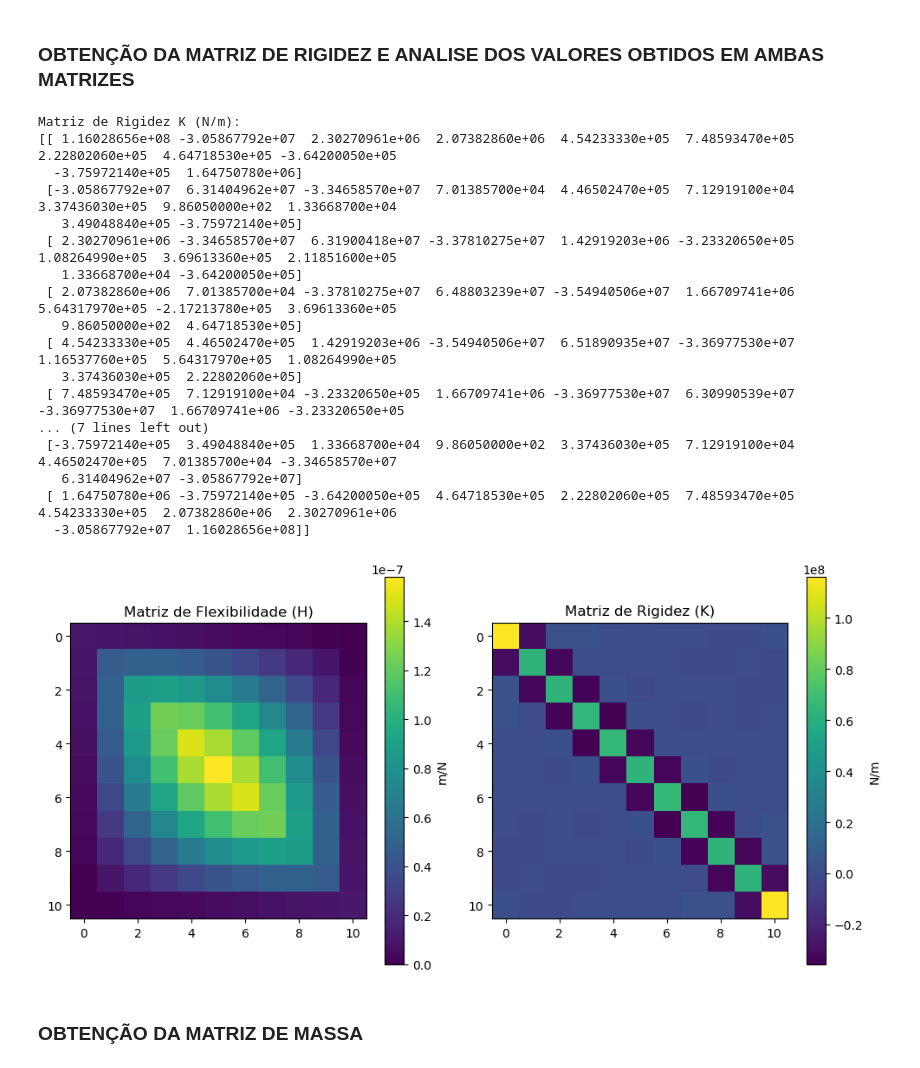
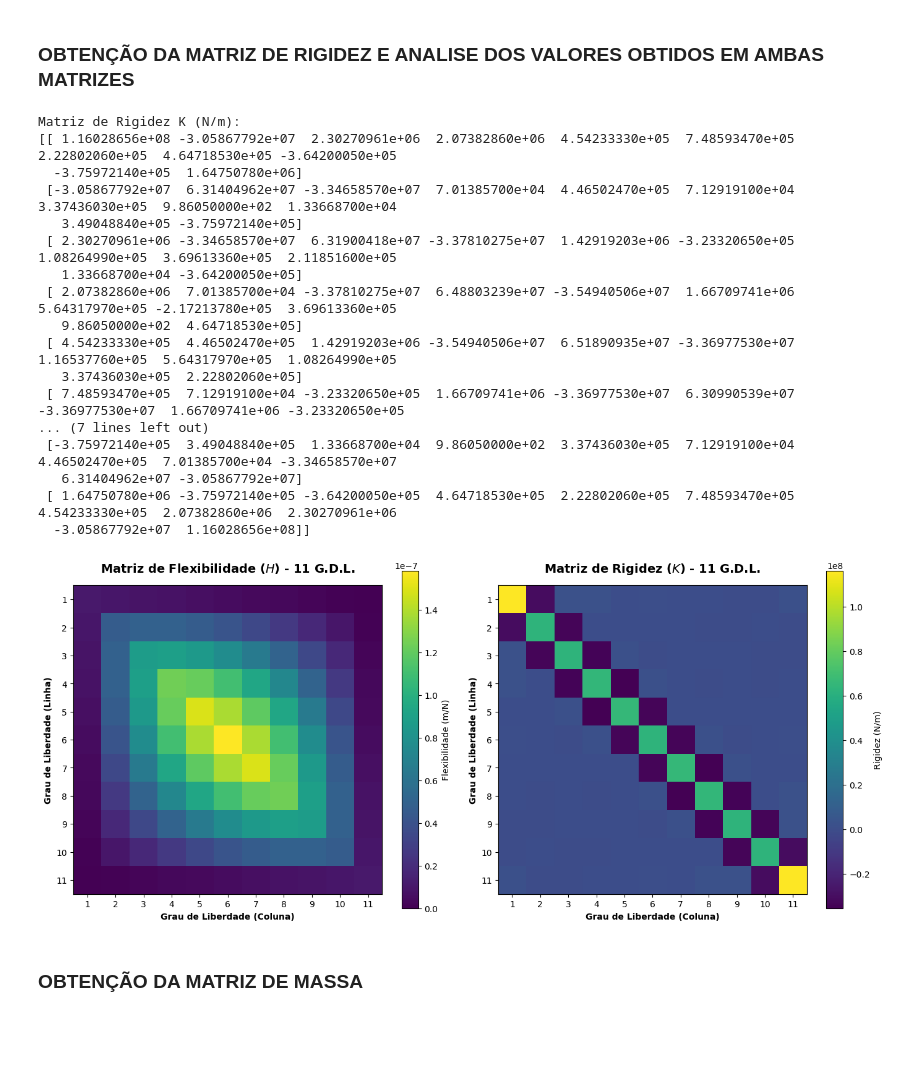
Before and after one commit to richardgossler/PEC00025, a Jupyter notebook: TRABALHO_05-RICHARD.ipynb, the cells around one changed output. Drawn from its saved outputs; the diff is of its cells as text; code cells hidden in the pictures; blank space fills up the shorter version.

```diff
--- a/TRABALHO_05-RICHARD.ipynb
+++ b/TRABALHO_05-RICHARD.ipynb
@@ -78,41 +78,53 @@ print(np.round(K, 2))
 
 # 4. Visualização (Heatmaps)
 # Comparação visual entre a matriz de flexibilidade e a matriz de rigidez.
-plt.figure(1, figsize=(10, 5))
+plt.figure(1, figsize=(14, 6))
 
 # Plot da Flexibilidade
 plt.subplot(1, 2, 1)
-plt.imshow(H)
-plt.title('Matriz de Flexibilidade (H)')
-plt.colorbar(label='m/N')
+plt.imshow(H, cmap='viridis')
+plt.title('Matriz de Flexibilidade ($H$) - 11 G.D.L.', fontsize=14, fontweight='bold', pad=15)
+plt.colorbar(label='Flexibilidade (m/N)')
+
+# Ajuste de eixos (1 a 11)
+plt.xticks(np.arange(11), np.arange(1, 12))
+plt.yticks(np.arange(11), np.arange(1, 12))
+plt.xlabel('Grau de Liberdade (Coluna)', fontsize=10, fontweight='bold')
+plt.ylabel('Grau de Liberdade (Linha)', fontsize=10, fontweight='bold')
 
 # Plot da Rigidez
 plt.subplot(1, 2, 2)
-plt.imshow(K)
-plt.title('Matriz de Rigidez (K)')
-plt.colorbar(label='N/m')
+plt.imshow(K, cmap='viridis')
+plt.title('Matriz de Rigidez ($K$) - 11 G.D.L.', fontsize=14, fontweight='bold', pad=15)
+plt.colorbar(label='Rigidez (N/m)')
+
+# Ajuste de eixos (1 a 11)
+plt.xticks(np.arange(11), np.arange(1, 12))
+plt.yticks(np.arange(11), np.arange(1, 12))
+plt.xlabel('Grau de Liberdade (Coluna)', fontsize=10, fontweight='bold')
+plt.ylabel('Grau de Liberdade (Linha)', fontsize=10, fontweight='bold')
 
 plt.tight_layout()
 plt.show()
 # %% [output]
 Matriz de Rigidez K (N/m):
 [[ 1.16028656e+08 -3.05867792e+07  2.30270961e+06  2.07382860e+06  4.54233330e+05  7.48593470e+05  2.22802060e+05  4.64718530e+05 -3.64200050e+05
   -3.75972140e+05  1.64750780e+06]
  [-3.05867792e+07  6.31404962e+07 -3.34658570e+07  7.01385700e+04  4.46502470e+05  7.12919100e+04  3.37436030e+05  9.86050000e+02  1.33668700e+04
    3.49048840e+05 -3.75972140e+05]
  [ 2.30270961e+06 -3.34658570e+07  6.31900418e+07 -3.37810275e+07  1.42919203e+06 -3.23320650e+05  1.08264990e+05  3.69613360e+05  2.11851600e+05
    1.33668700e+04 -3.64200050e+05]
  [ 2.07382860e+06  7.01385700e+04 -3.37810275e+07  6.48803239e+07 -3.54940506e+07  1.66709741e+06  5.64317970e+05 -2.17213780e+05  3.69613360e+05
    9.86050000e+02  4.64718530e+05]
  [ 4.54233330e+05  4.46502470e+05  1.42919203e+06 -3.54940506e+07  6.51890935e+07 -3.36977530e+07  1.16537760e+05  5.64317970e+05  1.08264990e+05
    3.37436030e+05  2.22802060e+05]
  [ 7.48593470e+05  7.12919100e+04 -3.23320650e+05  1.66709741e+06 -3.36977530e+07  6.30990539e+07 -3.36977530e+07  1.66709741e+06 -3.23320650e+05
 ... (7 lines left out)
  [-3.75972140e+05  3.49048840e+05  1.33668700e+04  9.86050000e+02  3.37436030e+05  7.12919100e+04  4.46502470e+05  7.01385700e+04 -3.34658570e+07
    6.31404962e+07 -3.05867792e+07]
  [ 1.64750780e+06 -3.75972140e+05 -3.64200050e+05  4.64718530e+05  2.22802060e+05  7.48593470e+05  4.54233330e+05  2.07382860e+06  2.30270961e+06
   -3.05867792e+07  1.16028656e+08]]
-[figure, old version]
+[figure, new version]
 # %% [markdown]
 ### OBTENÇÃO DA MATRIZ DE MASSA
 # %%
```
Also changed, not shown: parts of 2 cells of this notebook.
